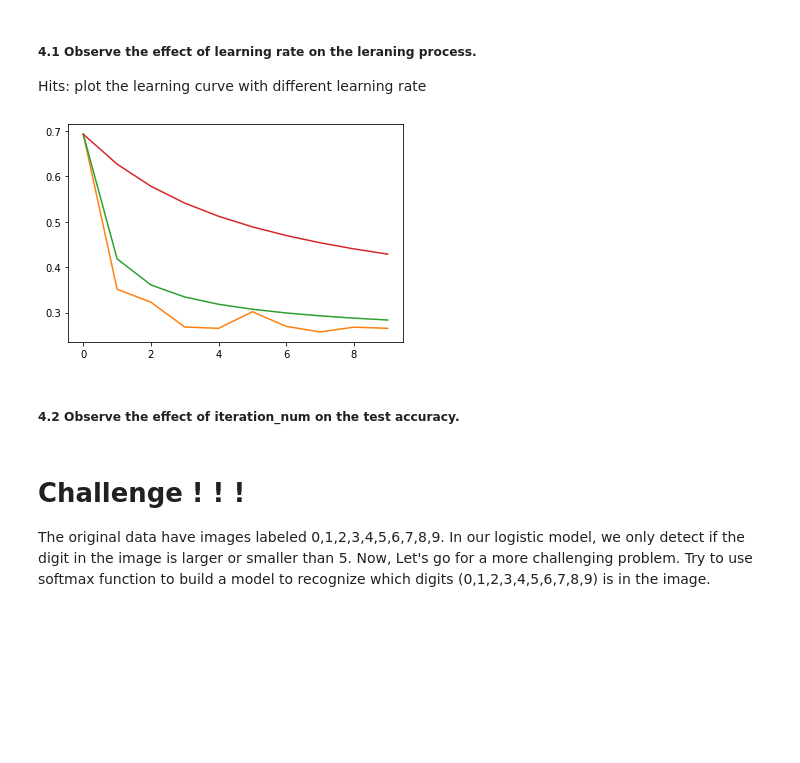
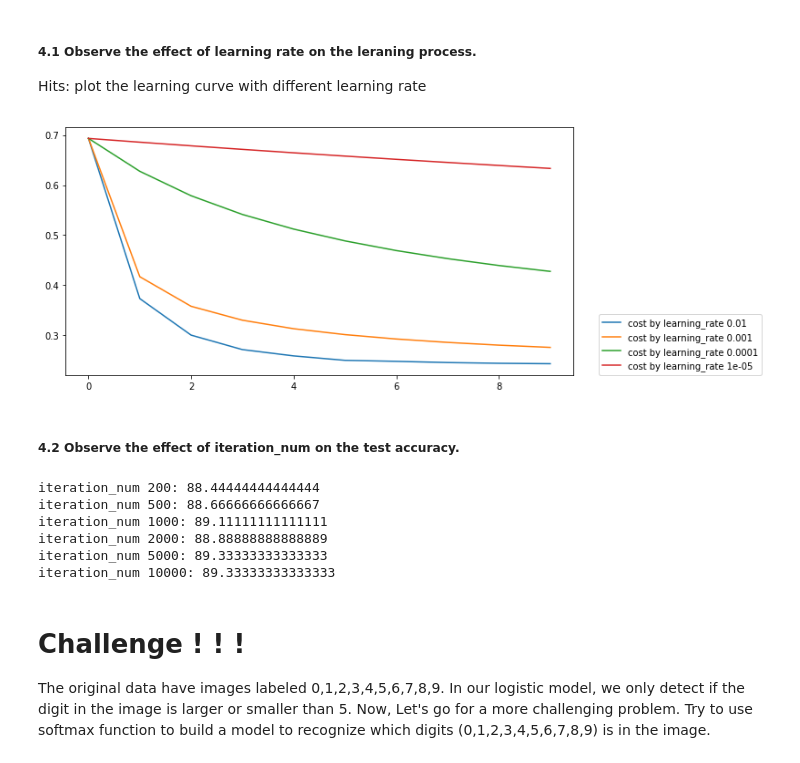
Before and after one commit to AiGoku/NLPTravel, a Jupyter notebook: Assignment-4/Assignment_4.ipynb, the cells around one changed output. Cells and saved outputs as stored; diff of their text form; code cells hidden in the pictures; blank space fills up the shorter version.

```diff
--- a/Assignment-4/Assignment_4.ipynb
+++ b/Assignment-4/Assignment_4.ipynb
@@ -214,7 +548,7 @@ $$\frac{\partial{J}}{\partial{b}} = \frac{1}{m}\sum_{i=1}^m(a^{(i)}-y^{(i)}) $$
 ###### Exercise:
 Finish the function below:
 # %%
-def propagate(w,b,X,Y):
+def propagate(w,b,X,Y,activation_func=sigmoid):
     '''
     Implement the cost function and its gradient for the propagation
 
@@ -225,7 +559,7 @@ def propagate(w,b,X,Y):
     Y - ground truth
     '''
     m = X.shape[1]
-    A = sigmoid(np.dot(w.T,X)+b)
+    A = activation_func(np.dot(w.T,X)+b)
     cost = -1/m * np.sum(Y*np.log(A) + (1-Y)*np.log(1-A) )
 
 
@@ -272,7 +606,7 @@ propagate(w,b,X_train,y_train)
 Minimizing the cost function using gradient descent.
 $$\theta = \theta - \alpha*d\theta$$ where $\alpha$ is the learning rate.
 # %%
-def optimize(w, b, X, Y, num_iterations, learning_rate, print_cost=False):
+def optimize(w, b, X, Y, num_iterations, learning_rate,activation_func=sigmoid,print_cost=False):
     '''
     This function optimize w and b by running a gradient descen algorithm
 
@@ -327,7 +661,7 @@ Two steps to finish this task:
 1. Calculate $\hat{Y} = A = \sigma(w^T*X+b)$
 2. Convert the entries of a into 0 (if activation <= 0.5) or 1 (if activation > 0.5), stores the predictions in a vector Y_prediction. If you wish, you can use an if/else statement in a for loop (though there is also a way to vectorize this).
 # %%
-def predict(w, b, X):
+def predict(w, b, X,activation_func=sigmoid):
     '''
     Predict whether the label is 0 or 1 using learned logistic regression parameters (w, b)
 
@@ -344,7 +678,7 @@ def predict(w, b, X):
 
     w = w.reshape(X.shape[0],1)
 
-    A = sigmoid(np.dot(w.T,X)+b)
+    A = activation_func(np.dot(w.T,X)+b)
 
     for i in range(A.shape[1]):
         if A[0,i]>0.5:
@@ -387,7 +721,7 @@ array([[1., 0., 0., 0., 1., 0., 0., 1., 1., 0., 1., 0., 1., 0., 1., 1.,
 # %% [markdown]
 Congratulations !! You have finished all the necessary components for constructing a model. Now, Let's take the challenge to merge all the implemented function into one model.
 # %%
-def model(X_train, Y_train, X_test, Y_test, num_iterations, learning_rate,print_cost):
+def model(X_train, Y_train, X_test, Y_test, num_iterations, learning_rate,activation_func=sigmoid,print_cost=False):
     """
     Build the logistic regression model by calling all the functions you have implemented.
     Arguments:
@@ -411,7 +745,7 @@ def model(X_train, Y_train, X_test, Y_test, num_iterations, learning_rate,print_
     w,b = initialize_parameters(X_train.shape[0])
 
     # Gradient descent
-    parameters ,grads,costs = optimize(w,b,X_train,Y_train,num_iterations,learning_rate,print_cost)
+    parameters ,grads,costs = optimize(w,b,X_train,Y_train,num_iterations,learning_rate,activation_func,print_cost)
 
     #best w,b
     best_w = parameters['w']
@@ -423,6 +757,8 @@ def model(X_train, Y_train, X_test, Y_test, num_iterations, learning_rate,print_
 
     traing_accuracy = 100 - np.mean(np.abs(Y_prediction_train -Y_train)*100)
     test_accuracy = 100 - np.mean(np.abs(Y_prediction_test -Y_test)*100)
+    #traing_accuracy = np.mean(Y_prediction_train)/np.mean(Y_train)
+    #test_accuracy = np.mean(Y_prediction_test)/np.mean(Y_test)
 
     d ={
         "w":best_w,
@@ -461,18 +797,34 @@ Congratulations on building your first logistic regression model. It is your tim
 ##### 4.1 Observe the effect of learning rate on the leraning process.
 Hits: plot the learning curve with different learning rate
 # %%
-learning_rate = [1e-1,1e-2,1e-3,1e-4]
+learning_rate = [1e-2,1e-3,1e-4,1e-5]
 results = []
+plt.figure(figsize=(10,5))
+
 for i in learning_rate:
-    result = model(X_train,y_train,X_test,y_test,1000,i,False)
-    results.append(result)
-
-for result in results:
+    result = model(X_train,y_train,X_test,y_test,1000,i,sigmoid,False)
     plt.plot(np.arange(len(result['cost'])),result['cost'],label="cost by learning_rate {}".format(i))
+#plt.legend(num1=1.05,num3=3,num4=0)
+plt.legend(bbox_to_anchor=(1.05,0), loc=3, borderaxespad=0)
+plt.show()
 # %% [output]
-[figure, old version]
+[figure, new version]
 # %% [markdown]
 ##### 4.2 Observe the effect of iteration_num on the test accuracy.
+# %%
+iteration_num = [200,500,1000,2000,5000,10000]
+
+for i in iteration_num:
+    result = model(X_train,y_train,X_test,y_test,i,1e-2,False)
+    test_accuracy = result['test_accuracy']
+    print("iteration_num {}:".format(i),test_accuracy)
+# %% [output]
+iteration_num 200: 88.44444444444444
+iteration_num 500: 88.66666666666667
+iteration_num 1000: 89.11111111111111
+iteration_num 2000: 88.88888888888889
+iteration_num 5000: 89.33333333333333
+iteration_num 10000: 89.33333333333333
 # %% [markdown]
 # Challenge ! ! !
 
```
Also changed, not shown: parts of 19 cells of this notebook.
